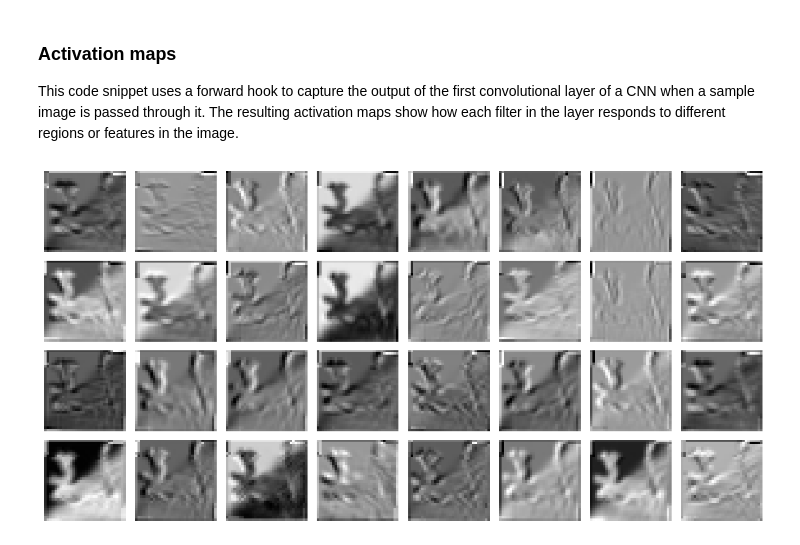
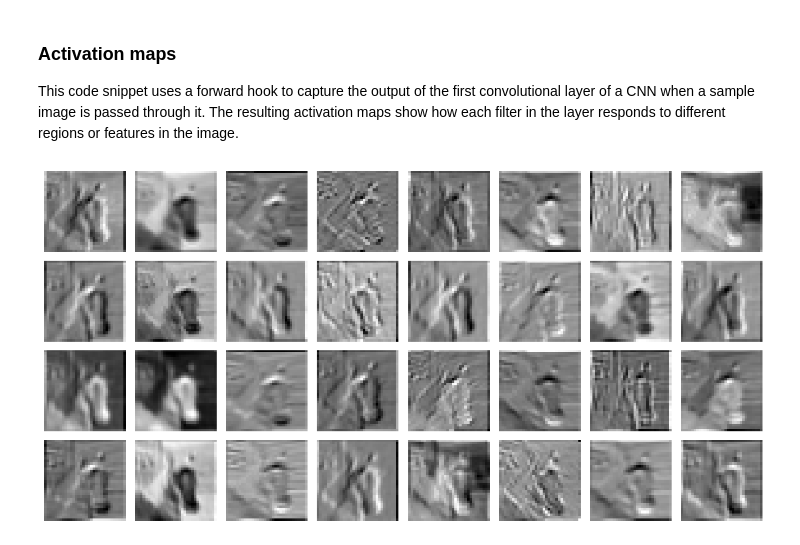
Before and after one commit to Skaims/DLAV, a Jupyter notebook: graded_homework/hw1/CNN Exercice.ipynb, the cells around one changed output. Saved outputs shown, nothing was run; the diff lists cells and outputs as text; code cells hidden in the pictures.

```diff
--- a/graded_homework/hw1/CNN Exercice.ipynb
+++ b/graded_homework/hw1/CNN Exercice.ipynb
@@ -479,35 +465,35 @@ def get_activation(model, layer, x):
     return activation['output']
 
 data_iter = iter(trainloader)
 sample_images, sample_labels = next(data_iter)
-sample_img = sample_images[30].unsqueeze(0)
+sample_img = sample_images[14].unsqueeze(0)
 
 # Get the feature maps after the first convolution (for example)
 activation = get_activation(net, net.features[0], sample_img)
 
 # Visualize a few feature maps in RGB:
 def plot_feature_maps(feature_maps, n_cols=8):
     n_features = feature_maps.shape[1]
     n_rows = (n_features + n_cols - 1) // n_cols
     plt.figure(figsize=(n_cols * 1.5, n_rows * 1.5))
     for i in range(n_features):
         plt.subplot(n_rows, n_cols, i + 1)
         # Extract the i-th feature map from the first (and only) sample in the batch
         act = feature_maps[0, i, :, :]
         # Normalize the activation map to [0, 1]
         act_norm = (act - act.min()) / (act.max() - act.min() + 1e-8)
         # Repeat the single channel 3 times to form an RGB image
         act_rgb = act_norm.unsqueeze(0).repeat(3, 1, 1)
         plt.imshow(act_rgb.permute(1, 2, 0))
         plt.axis('off')
     plt.tight_layout()
     plt.show()
 
 plot_feature_maps(activation, n_cols=8)
 
 # Play with the index of the chosen sample to notice more patterns and answer the question
 # %% [output]
-[figure, old version]
+[figure, new version]
 # %% [markdown]
 ### 1. Feature Detection
 What specific features do you observe in these activation maps? Do some maps clearly highlight edges, contours, or textures? How might these features relate to the overall structure of the sample (e.g., the outline of a horse)?
```
Also changed, not shown: parts of 4 cells of this notebook.
